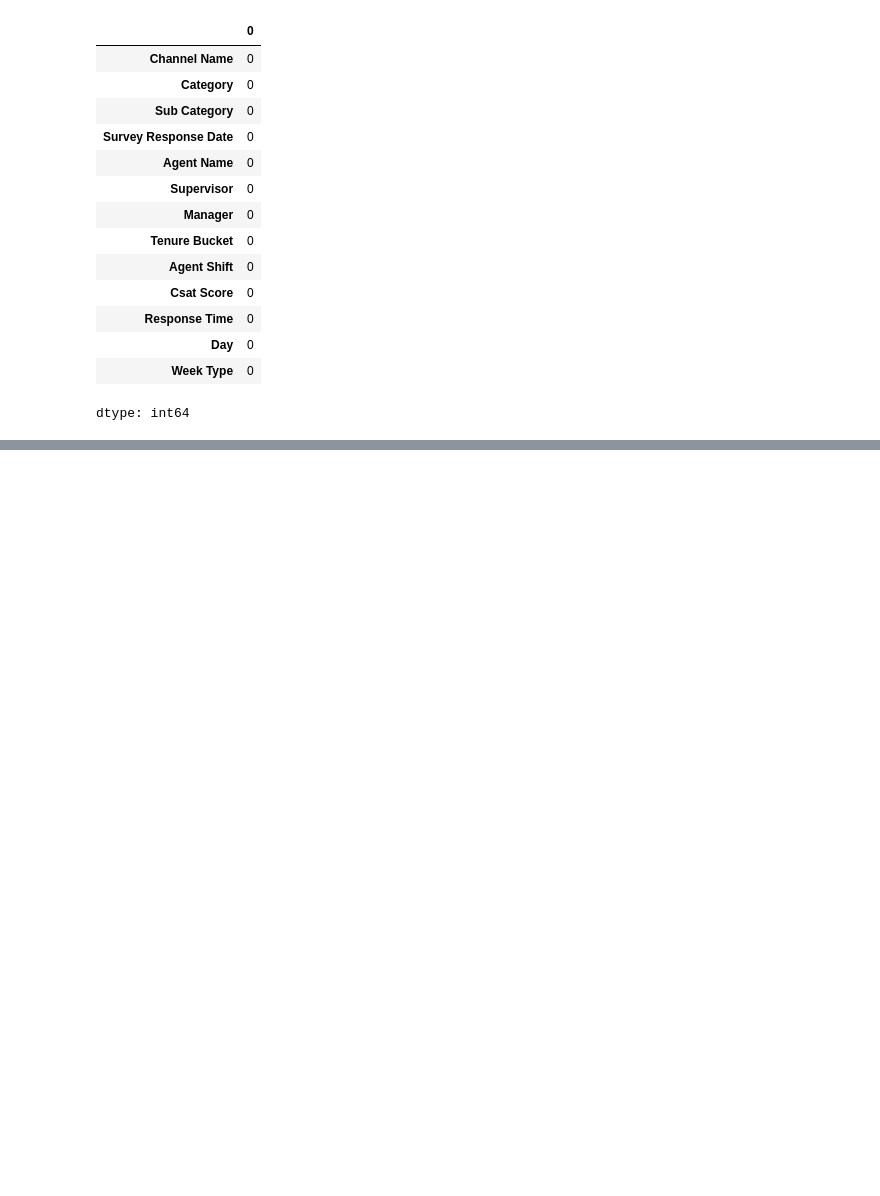
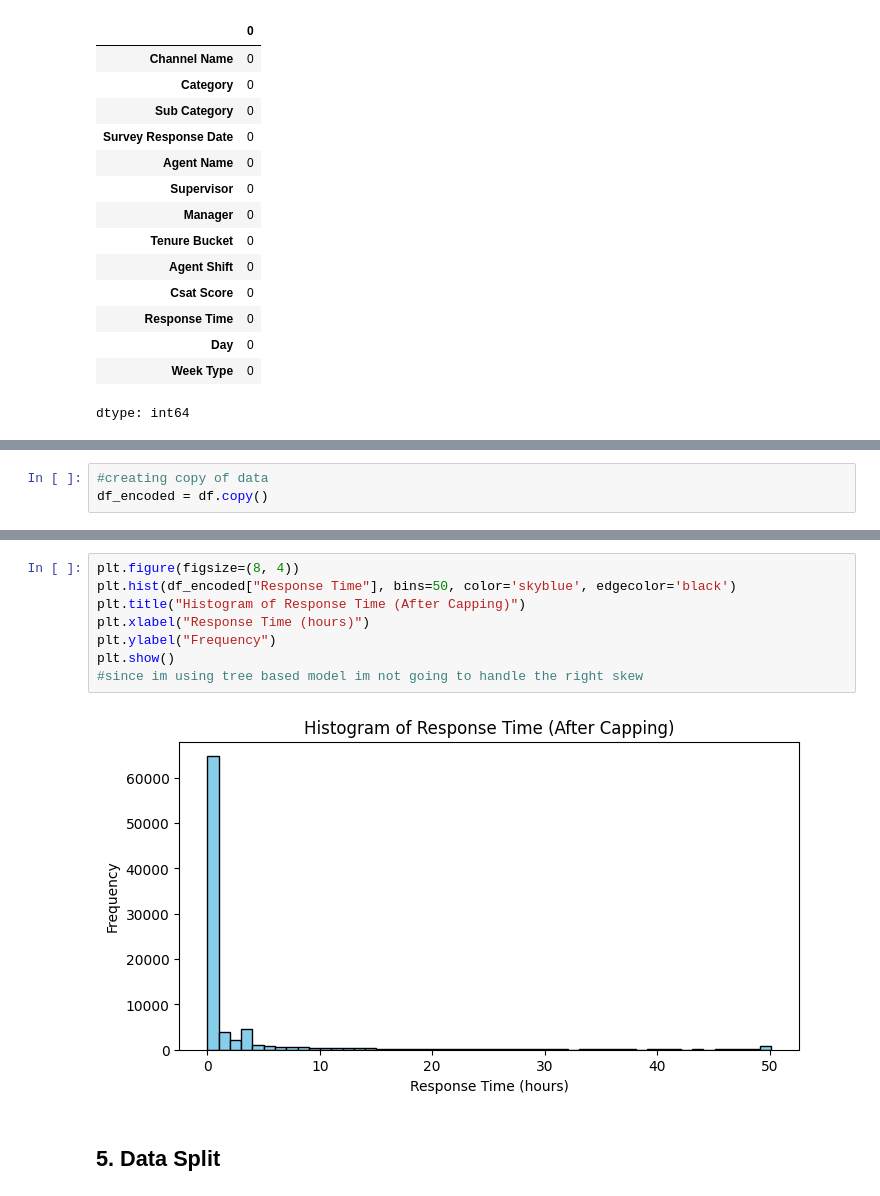
Before and after one commit to Jan2309jr/csat-prediction, a Jupyter notebook: csat_score_prediction.ipynb, the cells around one changed output, grey strips where cells are left out. Saved outputs shown, nothing was run; the diff lists cells and outputs as text; blank space fills up the shorter version.

```diff
--- a/csat_score_prediction.ipynb
+++ b/csat_score_prediction.ipynb
@@ -763,0 +828,3 @@ dtype: int64
+# %%
+#creating copy of data
+df_encoded = df.copy()
@@ -765,0 +935,12 @@ dtype: int64
+# %%
+plt.figure(figsize=(8, 4))
+plt.hist(df_encoded["Response Time"], bins=50, color='skyblue', edgecolor='black')
+plt.title("Histogram of Response Time (After Capping)")
+plt.xlabel("Response Time (hours)")
+plt.ylabel("Frequency")
+plt.show()
+#since im using tree based model im not going to handle the right skew
+# %% [output]
+[figure, added]
+# %% [markdown]
+## 5. Data Split
```
Also changed, not shown: parts of 89 cells of this notebook.
